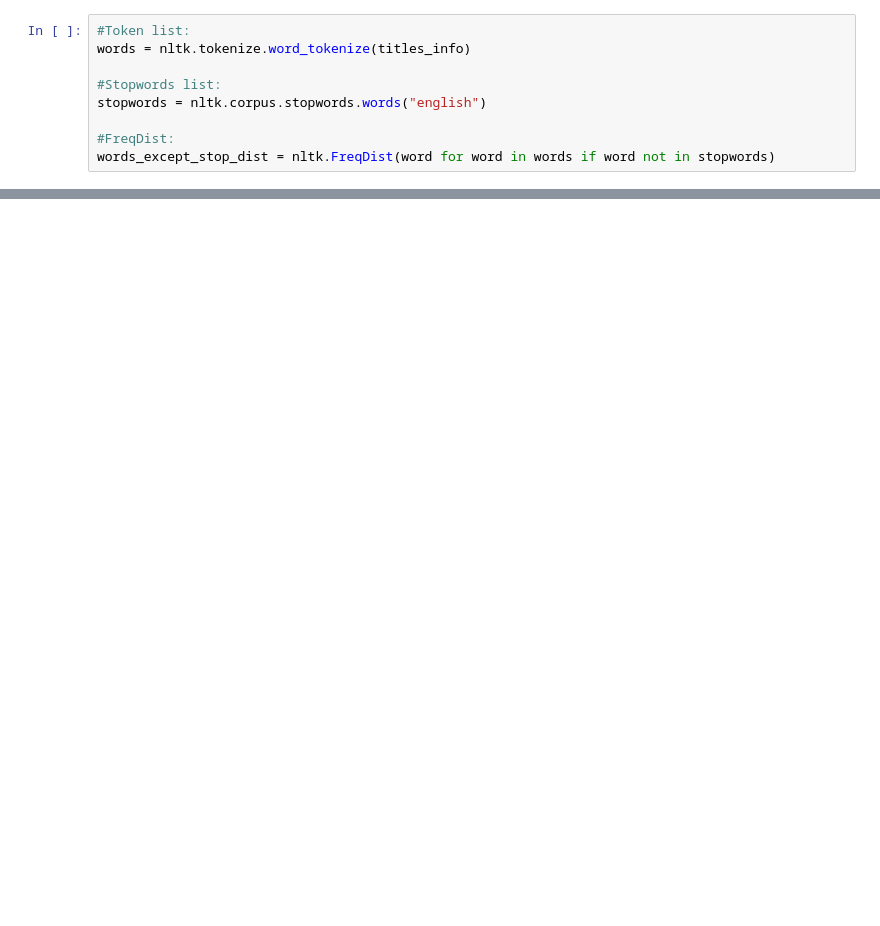
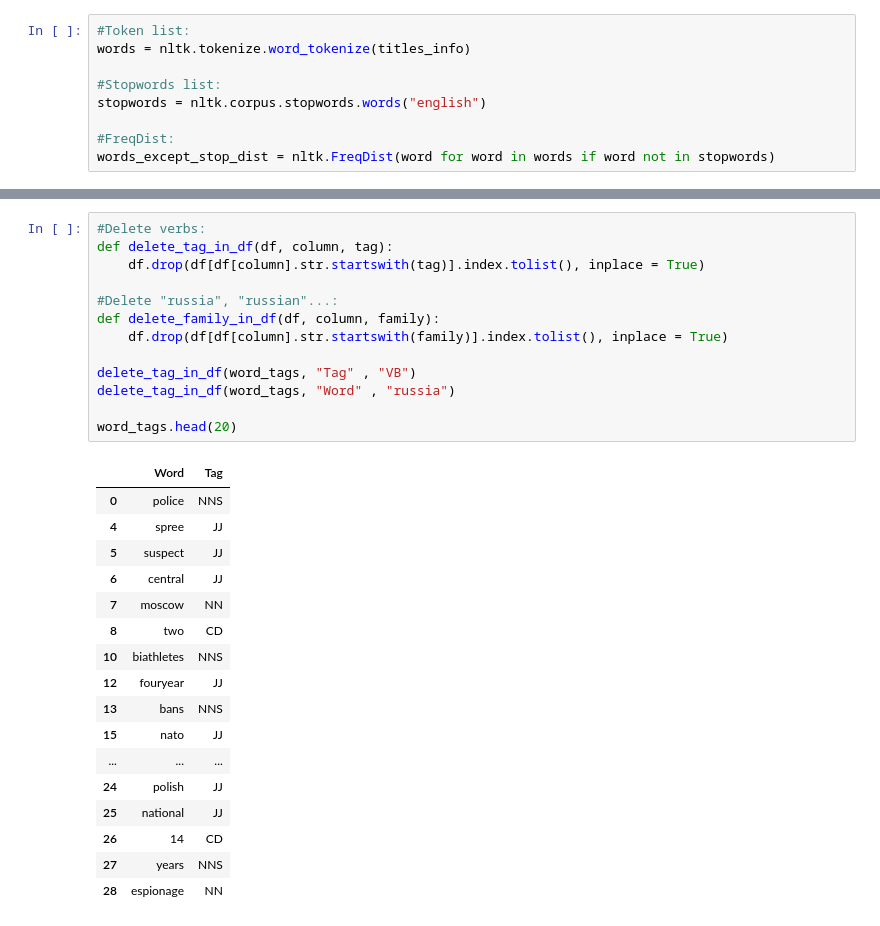
Before and after one commit to JavierLuna/data-labs, a Jupyter notebook: module-1/web-project/your-code/web-project.ipynb, the cells around one changed output, grey strips where cells are left out. Cells and saved outputs as stored; diff of their text form; blank space fills up the shorter version.

```diff
--- a/module-1/web-project/your-code/web-project.ipynb
+++ b/module-1/web-project/your-code/web-project.ipynb
@@ -143,3 +144,34 @@ word_tags.head(15)
+# %%
+#Delete verbs:
+def delete_tag_in_df(df, column, tag):
+    df.drop(df[df[column].str.startswith(tag)].index.tolist(), inplace = True)
+
+#Delete "russia", "russian"...:
+def delete_family_in_df(df, column, family):
+    df.drop(df[df[column].str.startswith(family)].index.tolist(), inplace = True)
+
+delete_tag_in_df(word_tags, "Tag" , "VB")
+delete_tag_in_df(word_tags, "Word" , "russia")
+
+word_tags.head(20)
+# %% [output]
+|  | Word | Tag |
+| 0 | police | NNS |
+| 4 | spree | JJ |
+| 5 | suspect | JJ |
+| 6 | central | JJ |
+| 7 | moscow | NN |
+| 8 | two | CD |
+| 10 | biathletes | NNS |
+| 12 | fouryear | JJ |
+| 13 | bans | NNS |
+| 15 | nato | JJ |
+| ... | ... | ... |
+| 24 | polish | JJ |
+| 25 | national | JJ |
+| 26 | 14 | CD |
+| 27 | years | NNS |
+| 28 | espionage | NN |
 # %%
 #Result values to STR:
 results_STR = [word for word in words if word not in stopwords]
```
Also changed, not shown: parts of 7 cells of this notebook.
